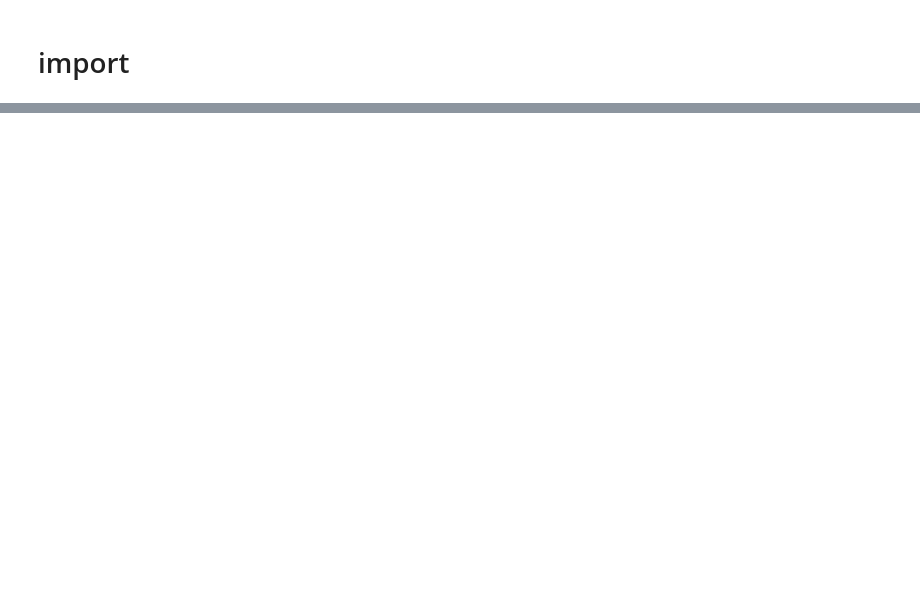
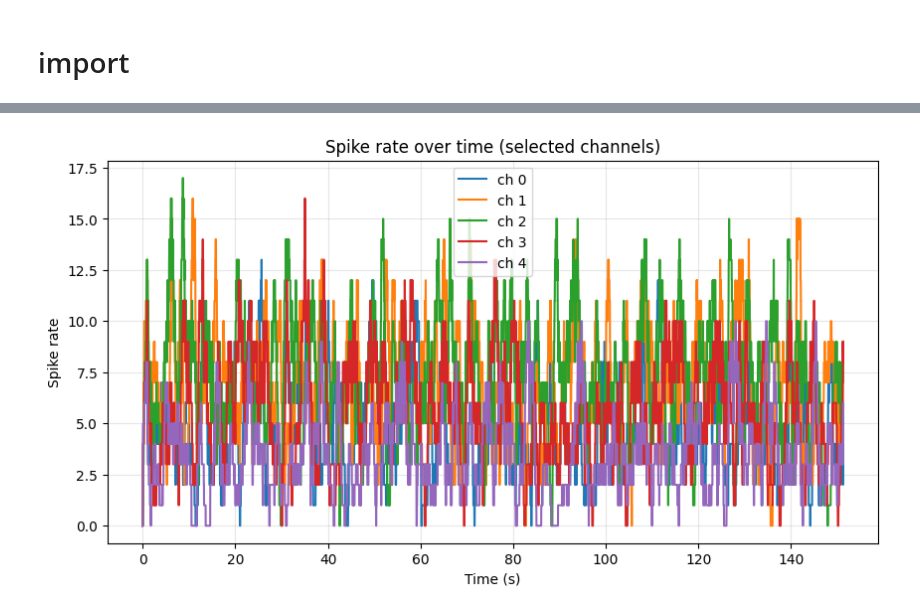
Before and after one commit to guillemotts/penn_neurotech_hack, a Jupyter notebook: kyunghwandecoding.ipynb, the cells around one changed output, grey strips where cells are left out. Drawn from its saved outputs; the diff is of its cells as text; code cells hidden in the pictures; blank space fills up the shorter version.

```diff
--- a/kyunghwandecoding.ipynb
+++ b/kyunghwandecoding.ipynb
@@ -402,0 +249,23 @@ plt.show()
+# %%
+import numpy as np
+import matplotlib.pyplot as plt
+
+fs = 1000  # Hz
+t = np.arange(rate_mat.shape[0]) / fs  # time in seconds
+
+# choose a few channels
+channels_to_plot = [0, 1, 2, 3, 4]  # change as needed
+
+plt.figure(figsize=(10, 5))
+
+for ch in channels_to_plot:
+    plt.plot(t, rate_mat[:, ch], label=f'ch {ch}')
+
+plt.xlabel('Time (s)')
+plt.ylabel('Spike rate')
+plt.title('Spike rate over time (selected channels)')
+plt.legend()
+plt.grid(alpha=0.3)
+plt.show()
+# %% [output]
+[figure, added]
```
Also changed, not shown: parts of 19 cells of this notebook, 3 other files.
